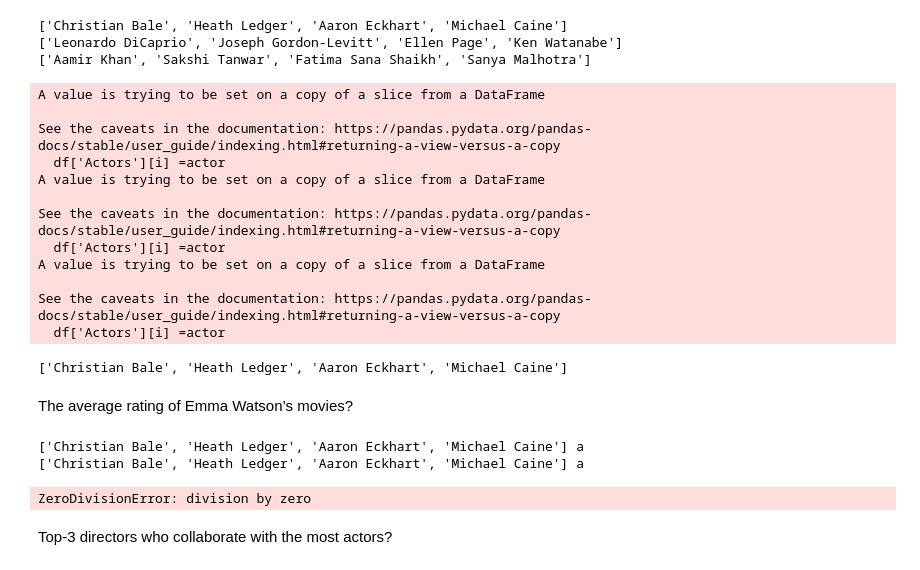
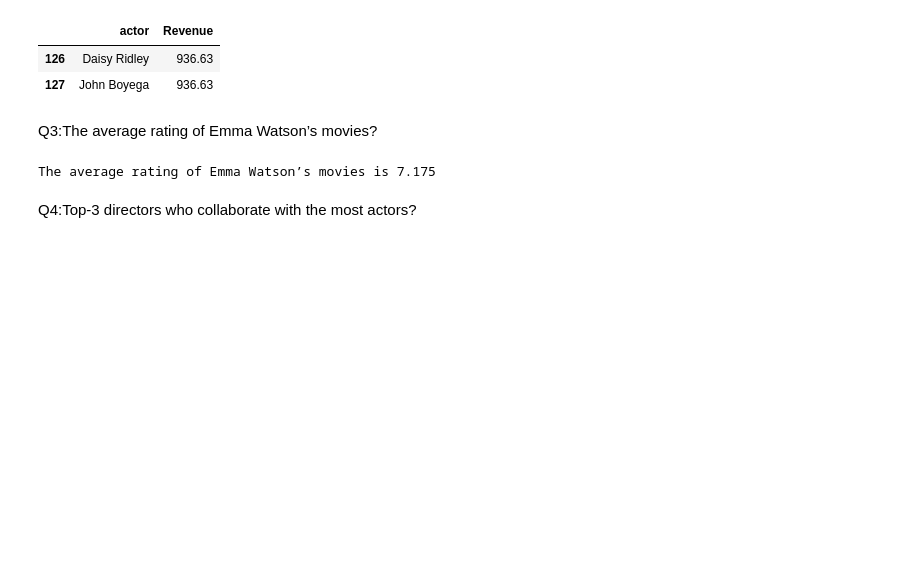
Before and after one commit to Ayukevin/Introduction-to-data-science, a Jupyter notebook: HW2/hw2/hw2_movie.ipynb, the cells around one changed output. Saved outputs shown, nothing was run; the diff lists cells and outputs as text; code cells hidden in the pictures; blank space fills up the shorter version.

```diff
--- a/HW2/hw2/hw2_movie.ipynb
+++ b/HW2/hw2/hw2_movie.ipynb
@@ -22,60 +57,39 @@ The actor generating the highest average revenue?
 # %%
 df['Revenue (Millions)'].fillna(0,inplace=True)
 temp = {}
-for i in range(3):
-    actor = df['Actors'][i].split("|") #分隔線後還有一格，這樣才能取出完整的名稱
-    for j in range(len(actor)):
-        actor[j] = actor[j].strip()
-    print(actor)
-    df['Actors'][i] =actor
+for i in range(df.shape[0]):
+    actor = df['Actors'][i]
     for k in actor:
         if k in temp:
             temp[k].append(df['Revenue (Millions)'][i])
         else:
             temp[k] = [df['Revenue (Millions)'][i]]
 
 #highest 'Average' revenue
 for key, values in temp.items() :
     temp[key] = sum(values)/len(values)
 
-# highest_revenue = pd.DataFrame.from_dict(temp,orient="index").rename(columns={0: "Revenue"})
-# highest_revenue.sort_values(by='Revenue',ascending=False)
-# highest_revenue.iloc[0]
-df['Actors'][0]
+highest_revenue = pd.DataFrame(list(temp.items()),columns=('actor',"Revenue"))
+df_sort = highest_revenue.sort_values(by='Revenue',ascending=False)
+top = df_sort['Revenue'].iloc[0]
+df_sort[df_sort['Revenue']>=top]
 # %% [output]
-['Christian Bale', 'Heath Ledger', 'Aaron Eckhart', 'Michael Caine']
-['Leonardo DiCaprio', 'Joseph Gordon-Levitt', 'Ellen Page', 'Ken Watanabe']
-['Aamir Khan', 'Sakshi Tanwar', 'Fatima Sana Shaikh', 'Sanya Malhotra']
-A value is trying to be set on a copy of a slice from a DataFrame
-
-See the caveats in the documentation: https://pandas.pydata.org/pandas-docs/stable/user_guide/indexing.html#returning-a-view-versus-a-copy
-  df['Actors'][i] =actor
-A value is trying to be set on a copy of a slice from a DataFrame
-
-See the caveats in the documentation: https://pandas.pydata.org/pandas-docs/stable/user_guide/indexing.html#returning-a-view-versus-a-copy
-  df['Actors'][i] =actor
-A value is trying to be set on a copy of a slice from a DataFrame
-
-See the caveats in the documentation: https://pandas.pydata.org/pandas-docs/stable/user_guide/indexing.html#returning-a-view-versus-a-copy
-  df['Actors'][i] =actor
-['Christian Bale', 'Heath Ledger', 'Aaron Eckhart', 'Michael Caine']
+|  | actor | Revenue |
+| 126 | Daisy Ridley | 936.63 |
+| 127 | John Boyega | 936.63 |
 # %% [markdown]
-The average rating of Emma Watson’s movies?
+Q3:The average rating of Emma Watson’s movies?
 # %%
-print(df['Actors'][0],'a')
 emma_rating = []
 for i in range(df.shape[0]):
     actor = df['Actors'][i]
     for k in actor:
         if k =='Emma Watson':
             emma_rating.append(df['Rating'][i])
-print(df['Actors'][0],'a')
 print('The average rating of Emma Watson’s movies is',sum(emma_rating)/len(emma_rating))
 # %% [output]
-['Christian Bale', 'Heath Ledger', 'Aaron Eckhart', 'Michael Caine'] a
-['Christian Bale', 'Heath Ledger', 'Aaron Eckhart', 'Michael Caine'] a
+The average rating of Emma Watson’s movies is 7.175
-ZeroDivisionError: division by zero
 # %% [markdown]
-Top‐3 directors who collaborate with the most actors?
+Q4:Top‐3 directors who collaborate with the most actors?
 # %%
 collab ={}
```
Also changed, not shown: parts of 13 cells of this notebook.
